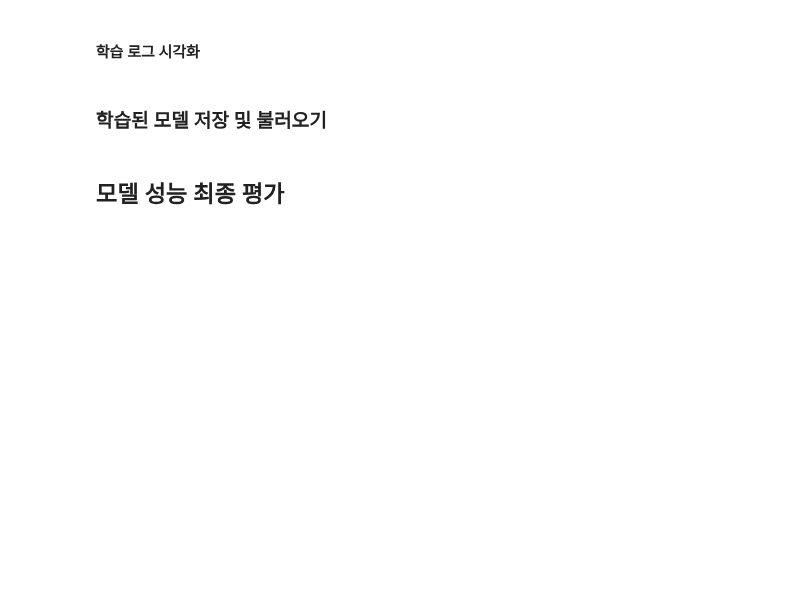
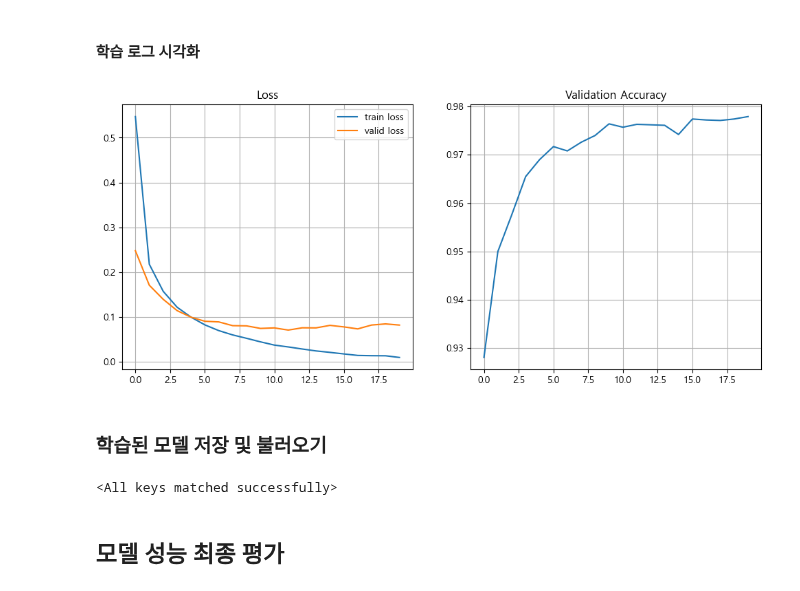
Before and after one commit to LeeJUHO127/DA-35, a Jupyter notebook: 08_deeplearning_pytorch/04_첫번째 딥러닝-MLP 구현.ipynb, the cells around one changed output. Saved outputs shown, nothing was run; the diff lists cells and outputs as text; code cells hidden in the pictures; blank space fills up the shorter version.

```diff
--- a/08_deeplearning_pytorch/04_첫번째 딥러닝-MLP 구현.ipynb
+++ b/08_deeplearning_pytorch/04_첫번째 딥러닝-MLP 구현.ipynb
@@ -46,0 +229,6 @@
+# %%
+# 모델, X, y 값이 같은 device에 위치해야 한다.
+X_batch = X_batch.to(device)
+y_batch = y_batch.to(device)
+# %%
+y_pred = model(X_batch)  # model.forward(X_batch) => 모델이 y를 추정하는 연산처리.
@@ -46,0 +244,5 @@
+# %%
+# 파라미터 업데이트
+## loss 계산
+loss = loss_fn(y_pred, y_batch)
+loss.backward()  # 도함수 이용해 gradient값들 계산.
@@ -46,0 +260,6 @@
+# %%
+################ 모델 학습
+# 모델, loss 함수, optimizer 정의
+model = MNISTModel().to(device)
+loss_fn = nn.CrossEntropyLoss()
+optim = torch.optim.Adam(model.parameters(), lr=lr)
@@ -47,4 +350,25 @@
 # %% [markdown]
 #### 학습 로그 시각화
+# %%
+# epoch 별 loss/accuracy 변화를 시각화.
+import matplotlib.pyplot as plt
+plt.rcParams['font.family'] = 'malgun gothic'
+plt.rcParams['axes.unicode_minus'] = False
+
+plt.figure(figsize=(12, 5))
+plt.subplot(1, 2, 1)
+plt.plot(range(epochs), train_loss_list, label="train loss")
+plt.plot(range(epochs), val_loss_list, label="valid loss")
+plt.title("Loss")
+plt.legend()
+plt.grid(True)
+
+plt.subplot(1, 2, 2)
+plt.plot(range(epochs), val_acc_list)
+plt.title("Validation Accuracy")
+plt.grid(True)
+plt.show()
+# %% [output]
+[figure, added]
 # %% [markdown]
 ### 학습된 모델 저장 및 불러오기
@@ -51,2 +381,11 @@
+# %%
+##### 모델 불러오기
+# 모델 생성
+load_model = MNISTModel()
+# 생성한 모델의 파라미터를 저장할 파라미터로 변경.
+load_parameter = torch.load(saved_model_file_path)
+load_model.load_state_dict(load_parameter)
+# %% [output]
+<All keys matched successfully>
 # %% [markdown]
 ## 모델 성능 최종 평가
```
Also changed, not shown: parts of 33 cells of this notebook, 4 other files.
